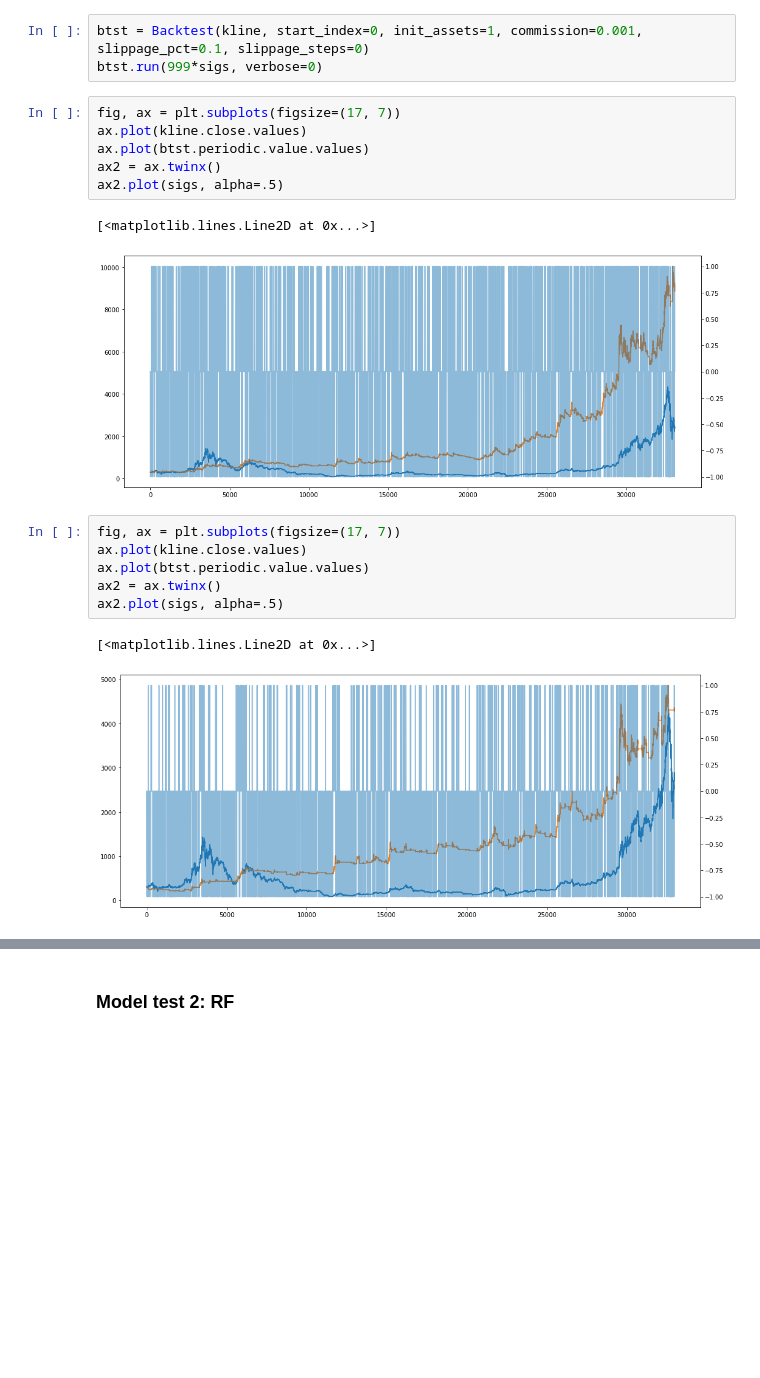
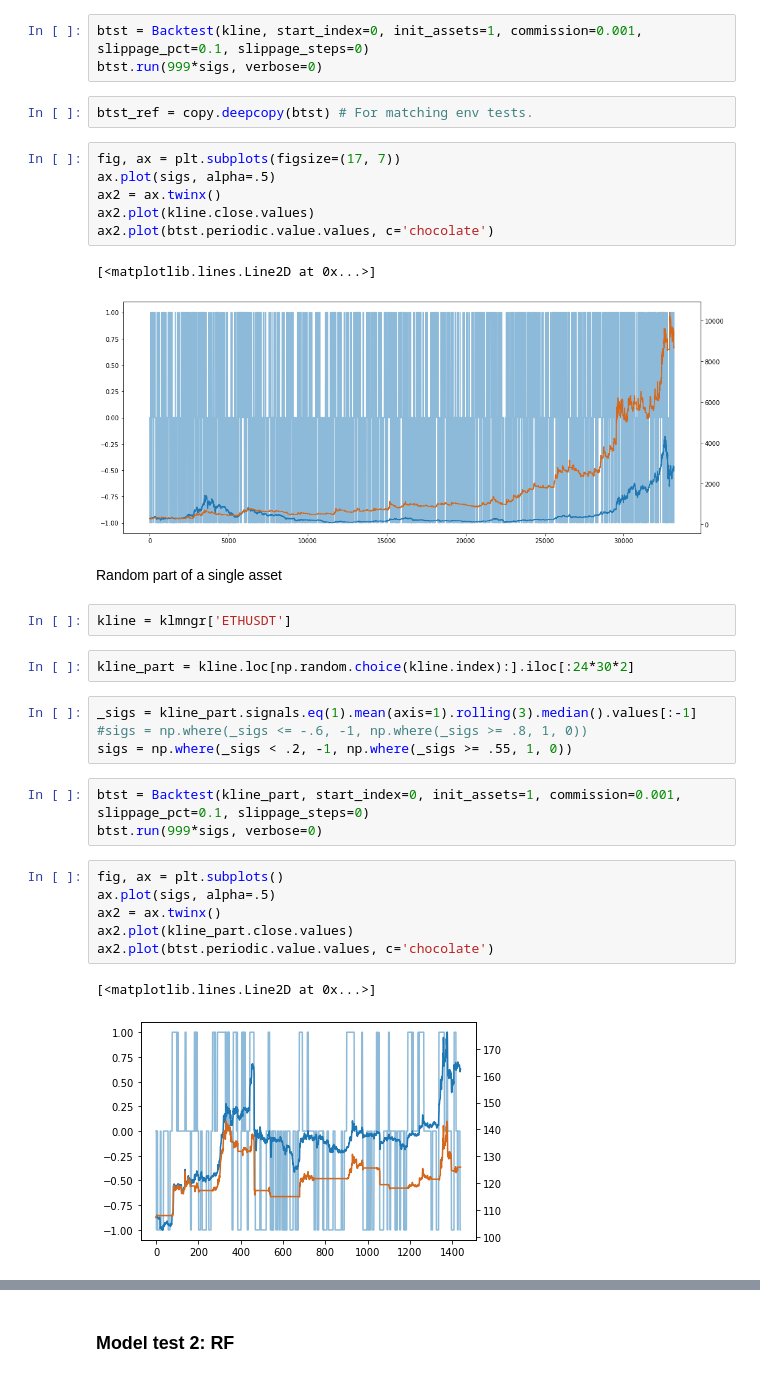
Before and after one commit to GuillaumeDMMarion/crypto-invest, a Jupyter notebook: notebooks/Implementation_rl.ipynb, the cells around one changed output, grey strips where cells are left out. Saved outputs shown, nothing was run; the diff lists cells and outputs as text; blank space fills up the shorter version.

```diff
--- a/notebooks/Implementation_rl.ipynb
+++ b/notebooks/Implementation_rl.ipynb
@@ -210,22 +221,37 @@ sigs = np.where(_sigs < .2, -1, np.where(_sigs >= .55, 1, 0))
 # %%
 btst = Backtest(kline, start_index=0, init_assets=1, commission=0.001, slippage_pct=0.1, slippage_steps=0)
 btst.run(999*sigs, verbose=0)
+# %%
+btst_ref = copy.deepcopy(btst) # For matching env tests.
 # %%
 fig, ax = plt.subplots(figsize=(17, 7))
-ax.plot(kline.close.values)
-ax.plot(btst.periodic.value.values)
+ax.plot(sigs, alpha=.5)
 ax2 = ax.twinx()
-ax2.plot(sigs, alpha=.5)
+ax2.plot(kline.close.values)
+ax2.plot(btst.periodic.value.values, c='chocolate')
 # %% [output]
 [<matplotlib.lines.Line2D at 0x...>]
-[figure, old version]
+[figure, new version]
+# %% [markdown]
+Random part of a single asset
+# %%
+kline = klmngr['ETHUSDT']
+# %%
+kline_part = kline.loc[np.random.choice(kline.index):].iloc[:24*30*2]
+# %%
+_sigs = kline_part.signals.eq(1).mean(axis=1).rolling(3).median().values[:-1]
+#sigs = np.where(_sigs <= -.6, -1, np.where(_sigs >= .8, 1, 0))
+sigs = np.where(_sigs < .2, -1, np.where(_sigs >= .55, 1, 0))
+# %%
+btst = Backtest(kline_part, start_index=0, init_assets=1, commission=0.001, slippage_pct=0.1, slippage_steps=0)
+btst.run(999*sigs, verbose=0)
 # %%
-fig, ax = plt.subplots(figsize=(17, 7))
-ax.plot(kline.close.values)
-ax.plot(btst.periodic.value.values)
+fig, ax = plt.subplots()
+ax.plot(sigs, alpha=.5)
 ax2 = ax.twinx()
-ax2.plot(sigs, alpha=.5)
+ax2.plot(kline_part.close.values)
+ax2.plot(btst.periodic.value.values, c='chocolate')
 # %% [output]
 [<matplotlib.lines.Line2D at 0x...>]
-[figure, old version]
+[figure, new version]
 # %%
```
Also changed, not shown: parts of 59 cells of this notebook, 2 other files.
